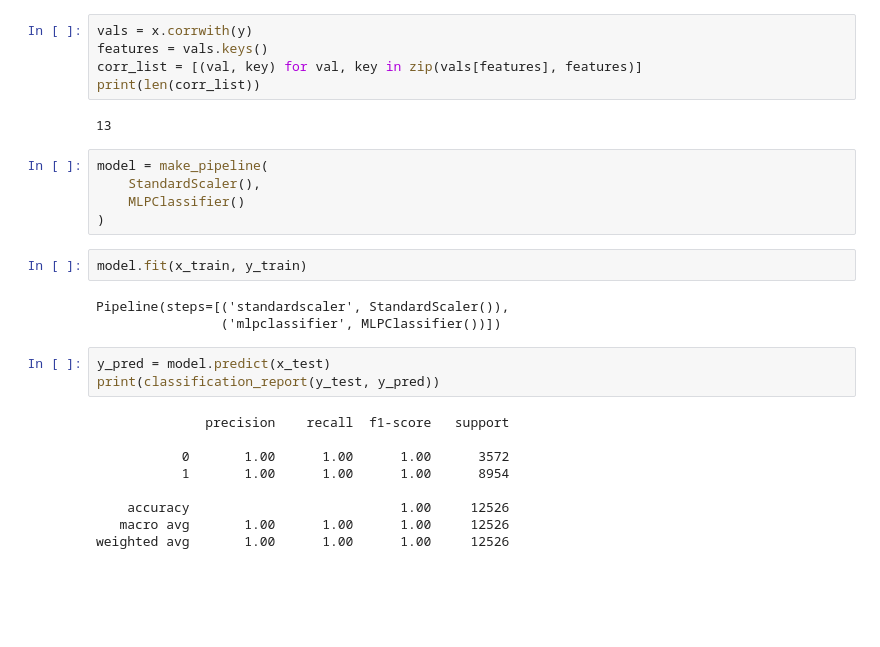
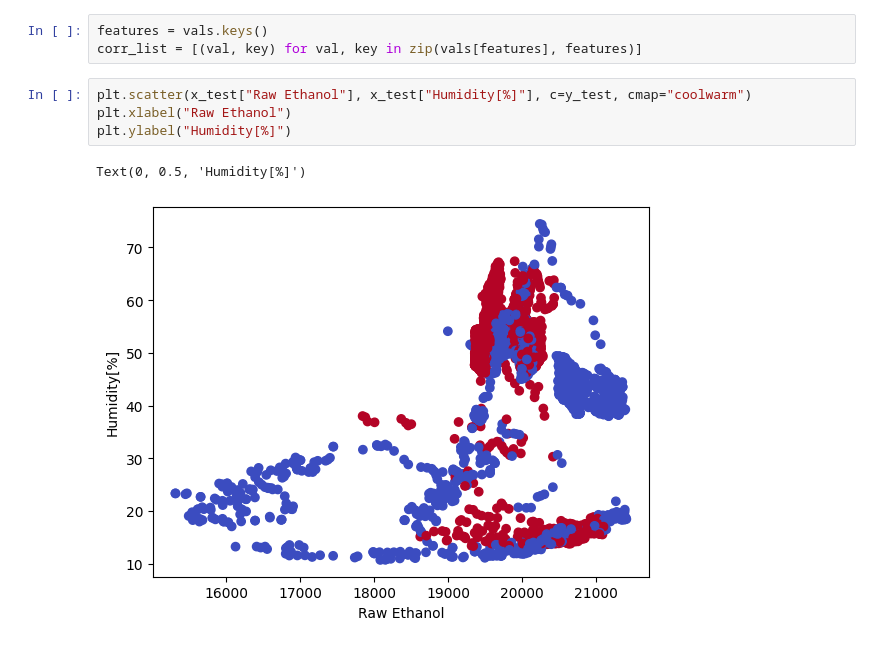
Before and after one commit to ZafeerAbbasi/MSE_413, a Jupyter notebook: Project/project.ipynb, the cells around one changed output. Cells and saved outputs as stored; diff of their text form; blank space fills up the shorter version.

Commit message:
added some models, still a work in progress

```diff
--- a/Project/project.ipynb
+++ b/Project/project.ipynb
@@ -39,29 +65,10 @@ x.corr()
 # %%
-vals = x.corrwith(y)
 features = vals.keys()
 corr_list = [(val, key) for val, key in zip(vals[features], features)]
-print(len(corr_list))
-# %% [output]
-13
-# %%
-model = make_pipeline(
-    StandardScaler(),
-    MLPClassifier()
-)
-# %%
-model.fit(x_train, y_train)
-# %% [output]
-Pipeline(steps=[('standardscaler', StandardScaler()),
-                ('mlpclassifier', MLPClassifier())])
-# %%
-y_pred = model.predict(x_test)
-print(classification_report(y_test, y_pred))
-# %% [output]
-              precision    recall  f1-score   support
-
-           0       1.00      1.00      1.00      3572
-           1       1.00      1.00      1.00      8954
-
-    accuracy                           1.00     12526
-   macro avg       1.00      1.00      1.00     12526
-weighted avg       1.00      1.00      1.00     12526
+# %%
+plt.scatter(x_test["Raw Ethanol"], x_test["Humidity[%]"], c=y_test, cmap="coolwarm")
+plt.xlabel("Raw Ethanol")
+plt.ylabel("Humidity[%]")
+# %% [output]
+Text(0, 0.5, 'Humidity[%]')
+[figure, added]
```
Also changed, not shown: parts of 12 cells of this notebook.
